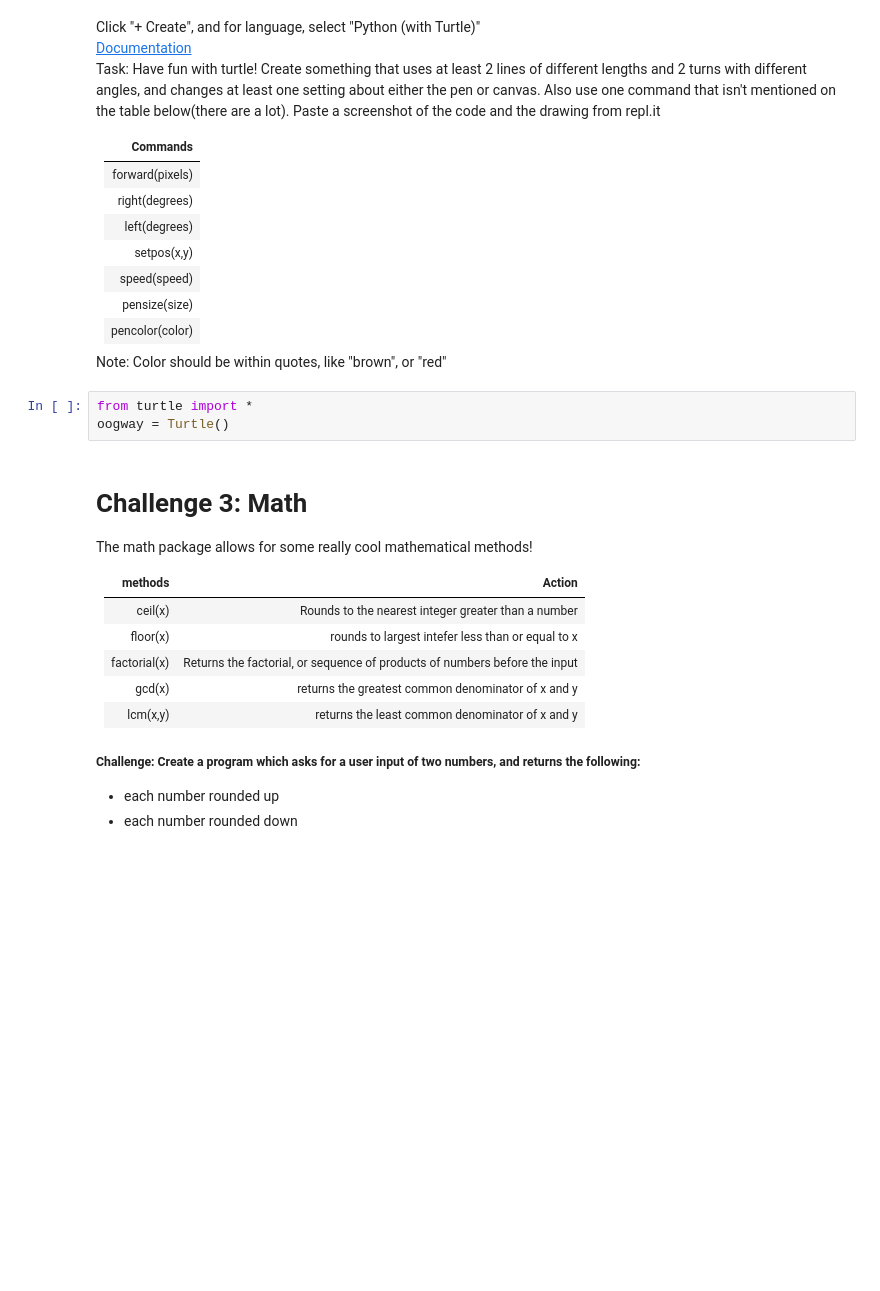
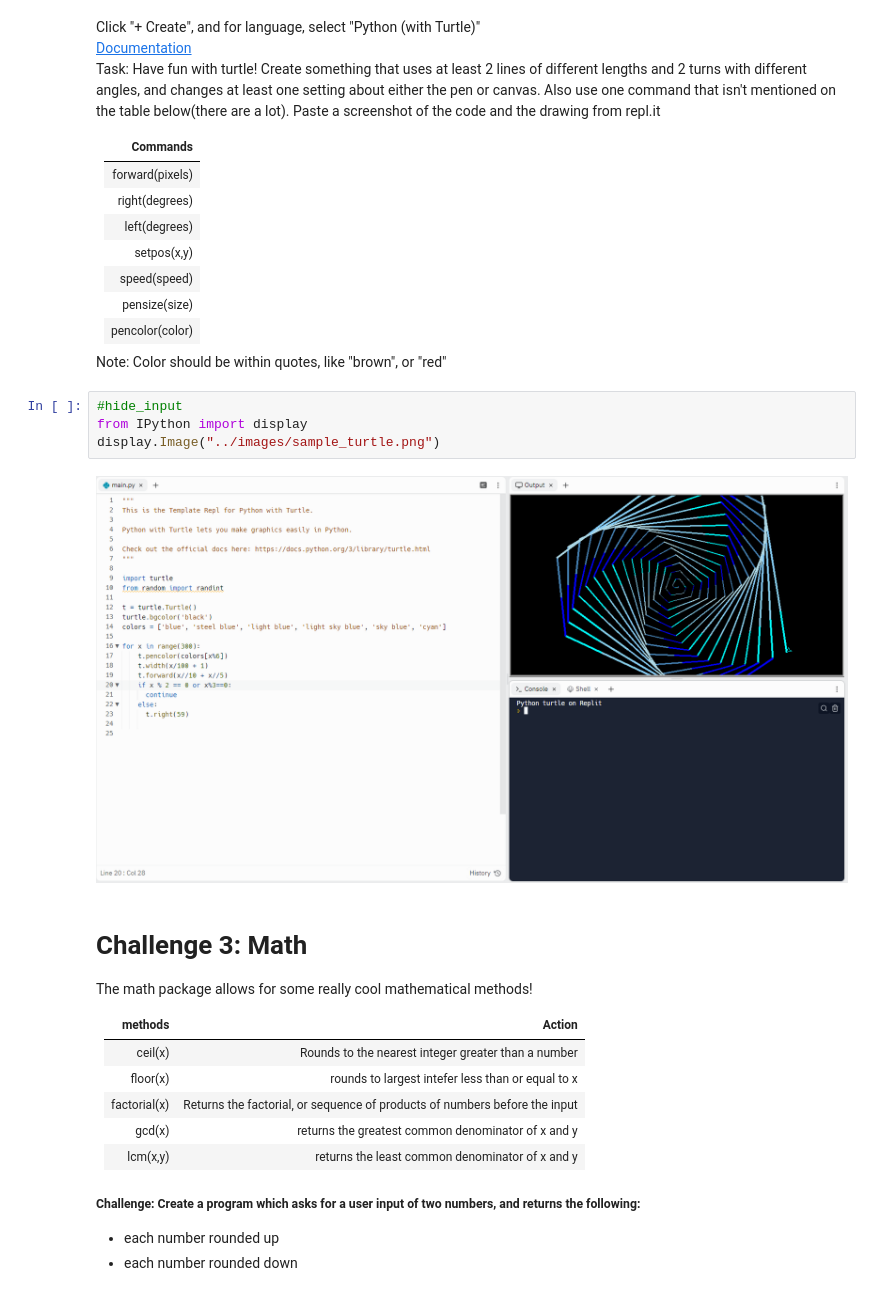
Before and after one commit to YLu-1258/YLu-Blog, a Jupyter notebook: _notebooks/2022-12-10-3.14-Libraries.ipynb, the cells around one changed output. Saved outputs shown, nothing was run; the diff lists cells and outputs as text; blank space fills up the shorter version.

```diff
--- a/_notebooks/2022-12-10-3.14-Libraries.ipynb
+++ b/_notebooks/2022-12-10-3.14-Libraries.ipynb
@@ -60,9 +63,12 @@ Task: Have fun with turtle! Create something that uses at least 2 lines of diffe
 |pensize(size)|
 |pencolor(color)|
 Note: Color should be within quotes, like "brown", or "red"
-# %%
-from turtle import *
-oogway = Turtle()
+# %%
+#hide_input
+from IPython import display
+display.Image("../images/sample_turtle.png")
+# %% [output]
+[figure, added]
 # %% [markdown]
 # Challenge 3: Math
 The math package allows for some really cool mathematical methods!<br>
```
Also changed, not shown: parts of 9 cells of this notebook, 2 other files.
